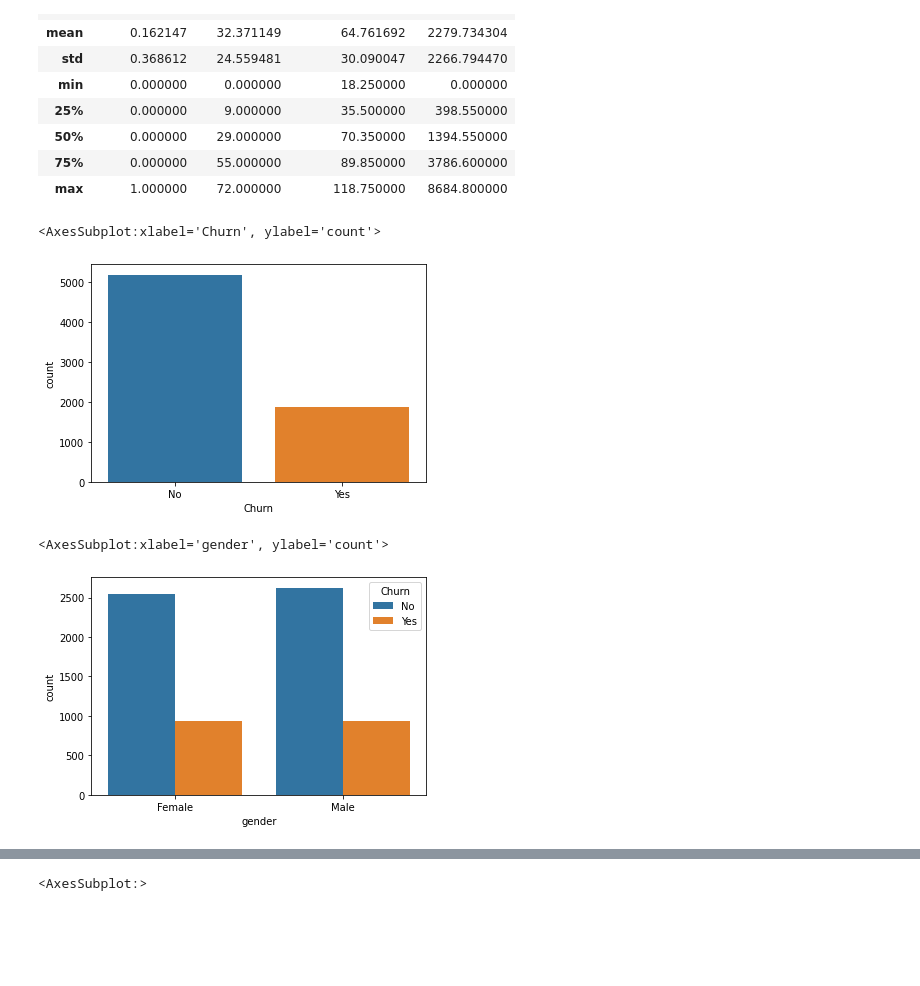
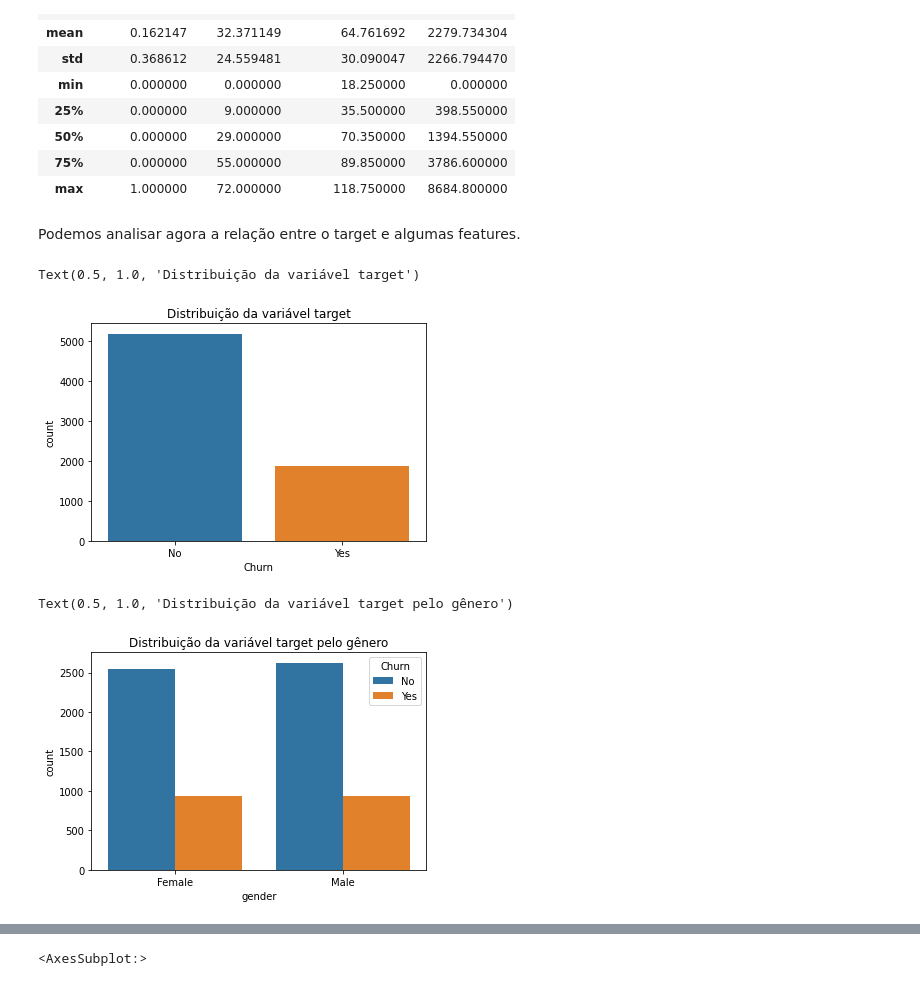
Before and after one commit to andrefakhoury/churn-prediction, a Jupyter notebook: notebook.ipynb, the cells around one changed output, grey strips where cells are left out. Drawn from its saved outputs; the diff is of its cells as text; code cells hidden in the pictures; blank space fills up the shorter version.

```diff
--- a/notebook.ipynb
+++ b/notebook.ipynb
@@ -69,14 +146,16 @@ df.describe()
 | 50% | 0.000000 | 29.000000 | 70.350000 | 1394.550000 |
 | 75% | 0.000000 | 55.000000 | 89.850000 | 3786.600000 |
 | max | 1.000000 | 72.000000 | 118.750000 | 8684.800000 |
+# %% [markdown]
+Podemos analisar agora a relação entre o target e algumas features.
 # %%
-sns.countplot(x='Churn', data=df)
+sns.countplot(x='Churn', data=df).set_title('Distribuição da variável target')
 # %% [output]
-<AxesSubplot:xlabel='Churn', ylabel='count'>
+Text(0.5, 1.0, 'Distribuição da variável target')
-[figure, old version]
+[figure, new version]
 # %%
-sns.countplot(x='gender', hue='Churn', data=df)
+sns.countplot(x='gender', hue='Churn', data=df).set_title('Distribuição da variável target pelo gênero')
 # %% [output]
-<AxesSubplot:xlabel='gender', ylabel='count'>
+Text(0.5, 1.0, 'Distribuição da variável target pelo gênero')
-[figure, old version]
+[figure, new version]
 # %%
```
Also changed, not shown: parts of 55 cells of this notebook, 2 other files.
